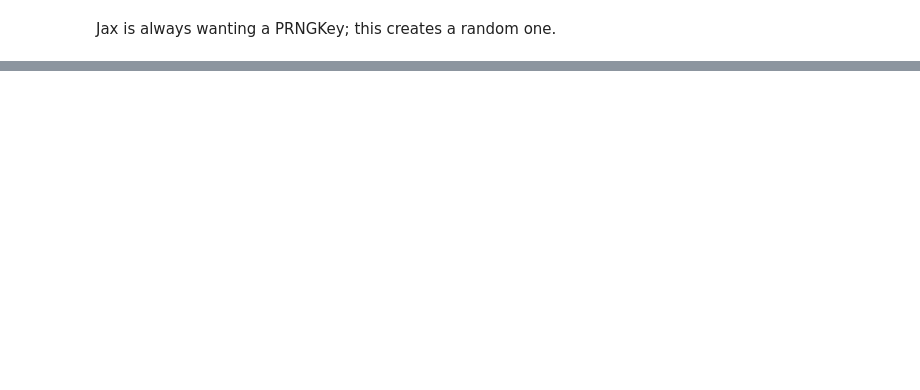
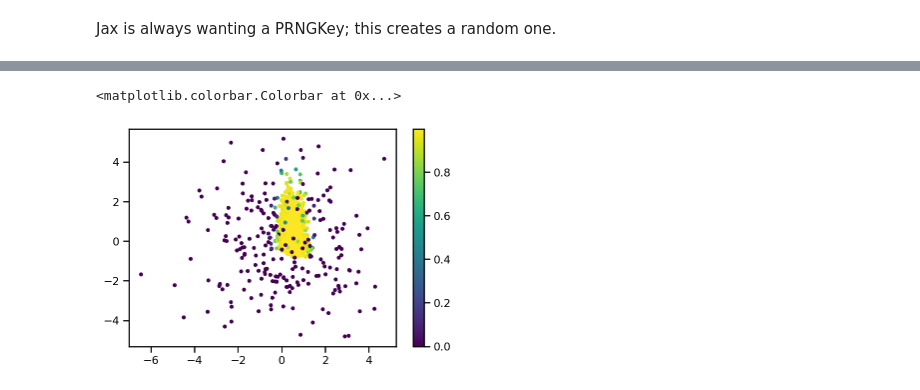
Before and after one commit to farr/EdgePhotometry, a Jupyter notebook: EdgePhotometry.ipynb, the cells around one changed output, grey strips where cells are left out. Saved outputs shown, nothing was run; the diff lists cells and outputs as text; code cells hidden in the pictures; blank space fills up the shorter version.

```diff
--- a/EdgePhotometry.ipynb
+++ b/EdgePhotometry.ipynb
@@ -314,4 +124,8 @@ Text(0, 0.5, '$A_1$')
 # %%
+num_chains=4
+if num_chains > 1:
+    init_params = {k: jnp.array([v for _ in range(num_chains)]) for k,v in init_params.items()}
+
 sampler = NUTS(edge_model, dense_mass=True)
-mcmc = MCMC(sampler, num_warmup=2000, num_samples=1000, num_chains=4)
-mcmc.run(jax_prng_key(), Aobs, sigma_obs, e_mu=e_mu, e_sigma=e_sigma)
+mcmc = MCMC(sampler, num_warmup=1000, num_samples=1000, num_chains=num_chains)
+mcmc.run(jax_prng_key(), Aobs, sigma_obs, e_mu=e_mu, e_sigma=e_sigma, c_mu=c_mu, c_sigma=c_sigma, init_params=init_params)
@@ -369,0 +189,6 @@ array([[<AxesSubplot:title={'center':'e'}>,
+# %%
+plt.scatter(Aobs[:,1]-Aobs[:,0], Aobs[:,0], c=np.exp(trace.posterior.log_fg_prob[good_chains,:,:].mean(axis=(0,1))), marker='.')
+plt.colorbar()
+# %% [output]
+<matplotlib.colorbar.Colorbar at 0x...>
+[figure, added]
```
Also changed, not shown: parts of 22 cells of this notebook, 1 other file.
